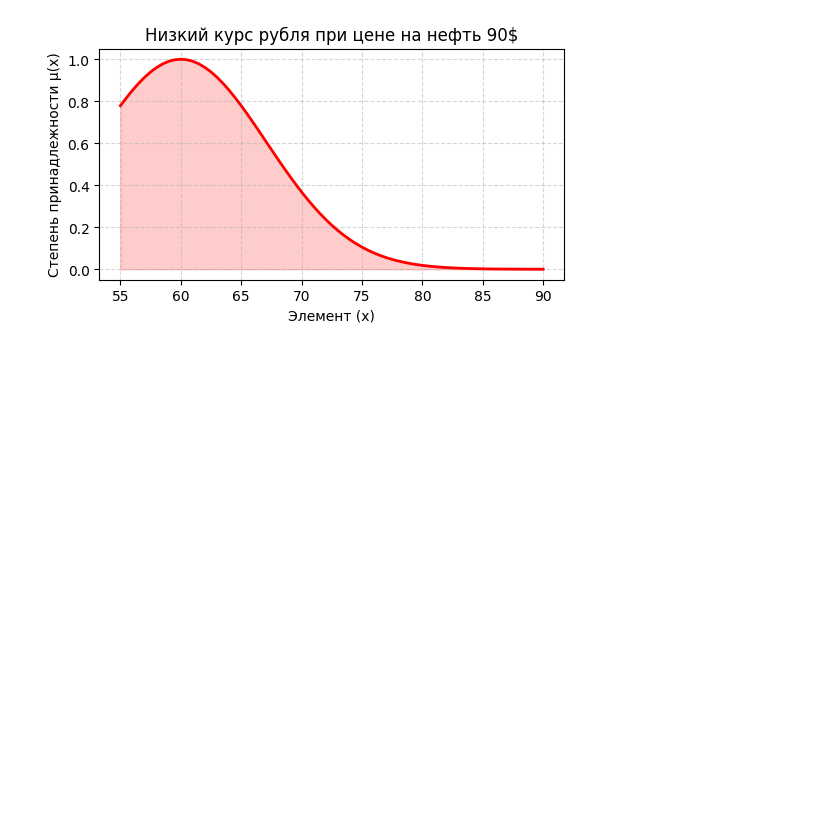
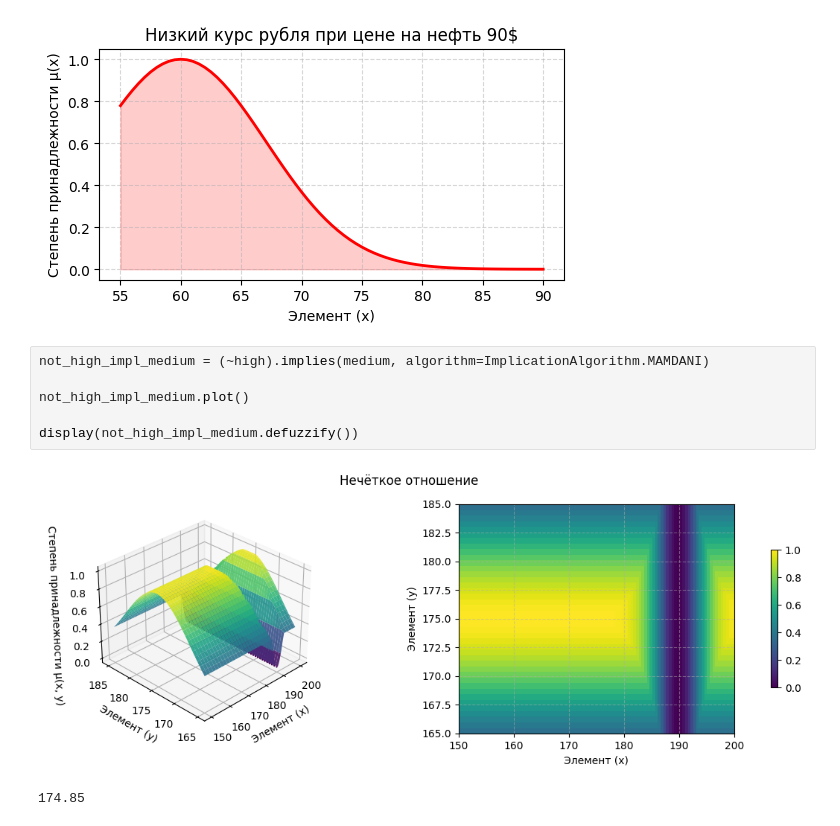
Before and after one commit to atrepalin/Algorithm-Threory-RSREU, a Jupyter notebook: 4_2.ipynb, the cells around one changed output. Drawn from its saved outputs; the diff is of its cells as text; blank space fills up the shorter version.

```diff
--- a/4_2.ipynb
+++ b/4_2.ipynb
@@ -260,3 +315,12 @@ L.plot(title="Низкий курс рубля при цене на нефть 9
 [figure]
 [figure]
 [figure]
+# %%
+not_high_impl_medium = (~high).implies(medium, algorithm=ImplicationAlgorithm.MAMDANI)
+
+not_high_impl_medium.plot()
+
+display(not_high_impl_medium.defuzzify())
+# %% [output]
+[figure, added]
+174.85
```
Also changed, not shown: parts of 4 cells of this notebook.
